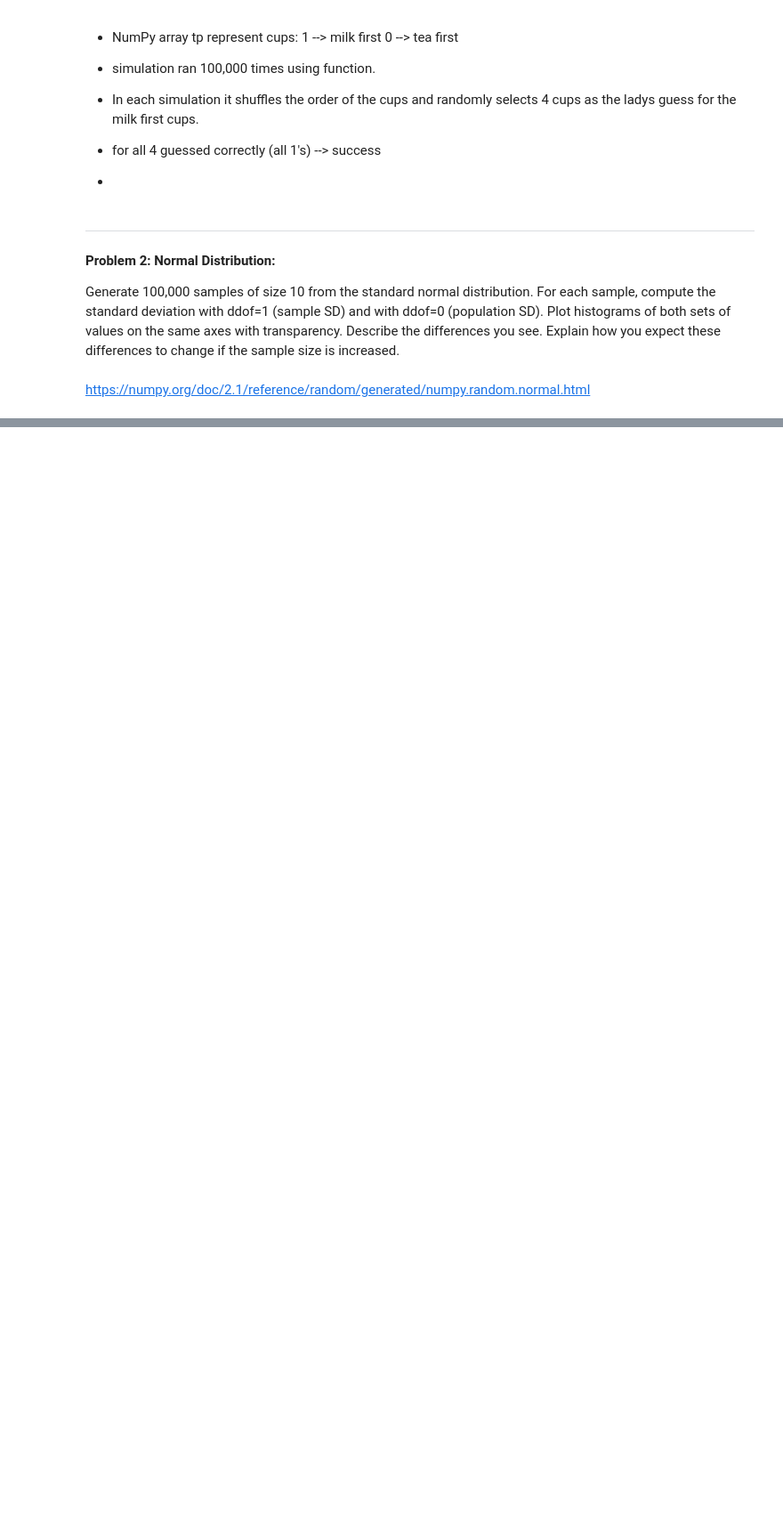
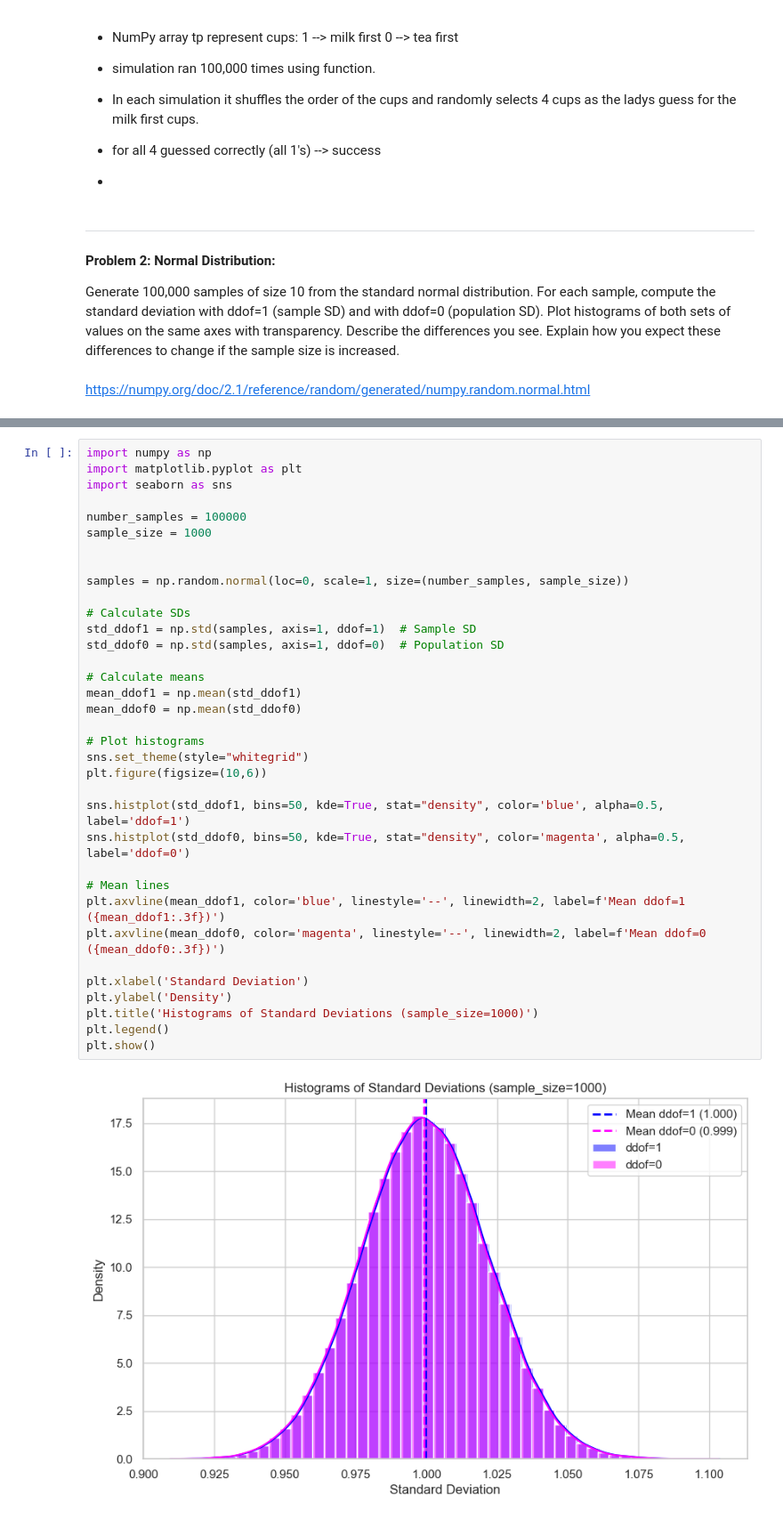
Before and after one commit to lryan30/applied_statistics, a Jupyter notebook: problems.ipynb, the cells around one changed output, grey strips where cells are left out. Shown at 89% size. Cells and saved outputs as stored; diff of their text form; blank space fills up the shorter version.

```diff
--- a/problems.ipynb
+++ b/problems.ipynb
@@ -107,0 +120,37 @@ plt.show()
+# %%
+import numpy as np
+import matplotlib.pyplot as plt
+import seaborn as sns
+
+number_samples = 100000
+sample_size = 1000
+
+
+samples = np.random.normal(loc=0, scale=1, size=(number_samples, sample_size))
+
+# Calculate SDs
+std_ddof1 = np.std(samples, axis=1, ddof=1)  # Sample SD
+std_ddof0 = np.std(samples, axis=1, ddof=0)  # Population SD
+
+# Calculate means
+mean_ddof1 = np.mean(std_ddof1)
+mean_ddof0 = np.mean(std_ddof0)
+
+# Plot histograms
+sns.set_theme(style="whitegrid")
+plt.figure(figsize=(10,6))
+
+sns.histplot(std_ddof1, bins=50, kde=True, stat="density", color='blue', alpha=0.5, label='ddof=1')
+sns.histplot(std_ddof0, bins=50, kde=True, stat="density", color='magenta', alpha=0.5, label='ddof=0')
+
+# Mean lines
+plt.axvline(mean_ddof1, color='blue', linestyle='--', linewidth=2, label=f'Mean ddof=1 ({mean_ddof1:.3f})')
+plt.axvline(mean_ddof0, color='magenta', linestyle='--', linewidth=2, label=f'Mean ddof=0 ({mean_ddof0:.3f})')
+
+plt.xlabel('Standard Deviation')
+plt.ylabel('Density')
+plt.title('Histograms of Standard Deviations (sample_size=1000)')
+plt.legend()
+plt.show()
+# %% [output]
+[figure, added]
```
Also changed, not shown: parts of 7 cells of this notebook.
